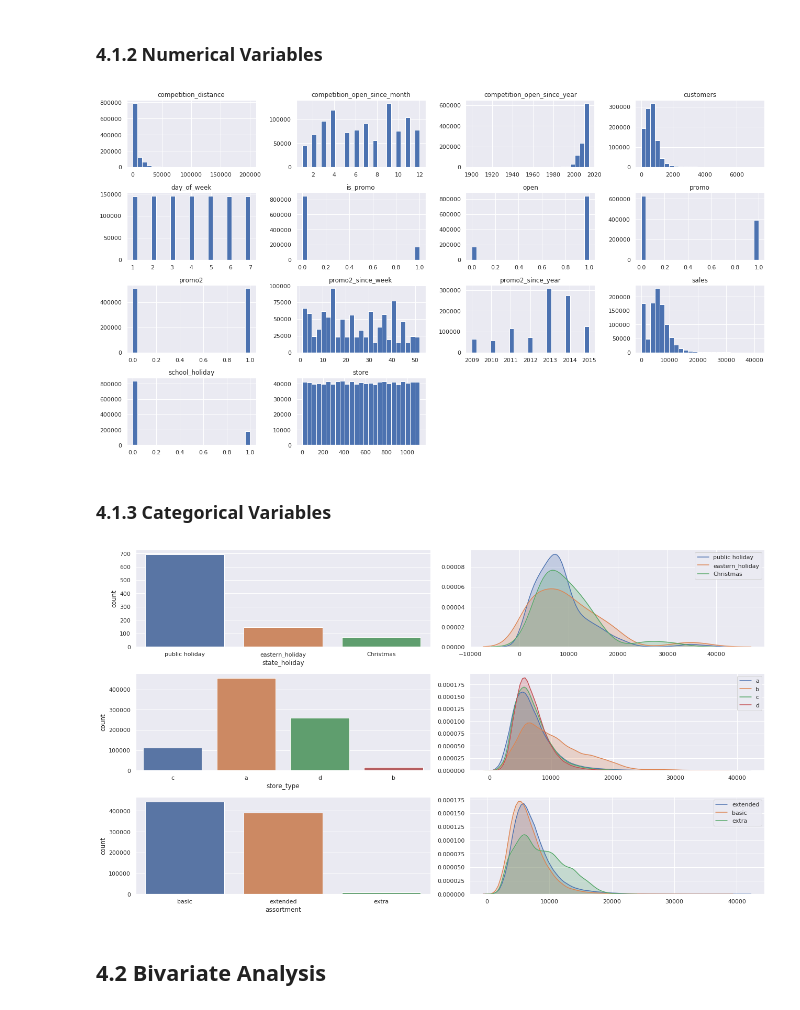
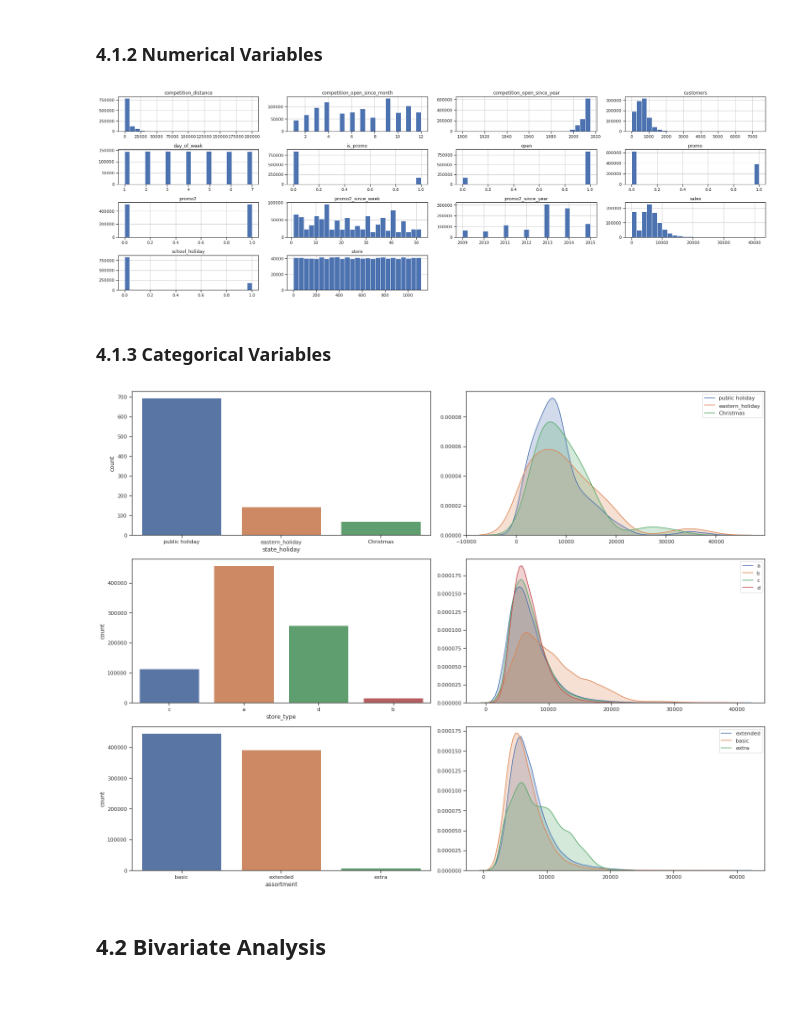
Before and after one commit to brian-oliveira/rossmann-sales-prediction, a Jupyter notebook: main.ipynb, the cells around one changed output. Cells and saved outputs as stored; diff of their text form; code cells hidden in the pictures.

```diff
--- a/main.ipynb
+++ b/main.ipynb
@@ -287,6 +279,10 @@ m
 | 13 | is_promo | 0.0 | 1.0 | 1.0 | 0.165966 | 0.0 | 0.372050 | 1.795644 | 1.224338 |
 # %% [markdown]
 ### 1.7.2 Categorical Attributes
+# %%
+# Configuring the charts
+sns.set_style('ticks')
+sns.set_context('notebook', font_scale=1.5)
 # %%
 aux1 = df1[(df1['state_holiday'] != '0') & (df1['sales'] > 0)]
 
@@ -443,12 +439,17 @@ sns.distplot(df4['sales']);
 # %% [markdown]
 ### 4.1.2 Numerical Variables
 # %%
+sns.set_style('ticks')
 num_attr.hist(bins=25);
 # %% [output]
-[figure, old version]
+[figure, new version]
 # %% [markdown]
 ### 4.1.3 Categorical Variables
 # %%
+sns.set_style('ticks')
+
+plt.figure(figsize=(20,15))
+
 # state_holiday
 plt.subplot(3, 2, 1)
 a = df4[df4['state_holiday'] != 'regular_day']
@@ -479,7 +480,7 @@ sns.kdeplot(df4[df4['assortment'] == 'extended']['sales'], label='extended',shad
 sns.kdeplot(df4[df4['assortment'] == 'basic']['sales'], label='basic',shade=True)
 sns.kdeplot(df4[df4['assortment'] == 'extra']['sales'], label='extra',shade=True);
 # %% [output]
-[figure, old version]
+[figure, new version]
 # %% [markdown]
 ## 4.2 Bivariate Analysis
 # %% [markdown]
```
Also changed, not shown: parts of 37 cells of this notebook, 7 other files.
